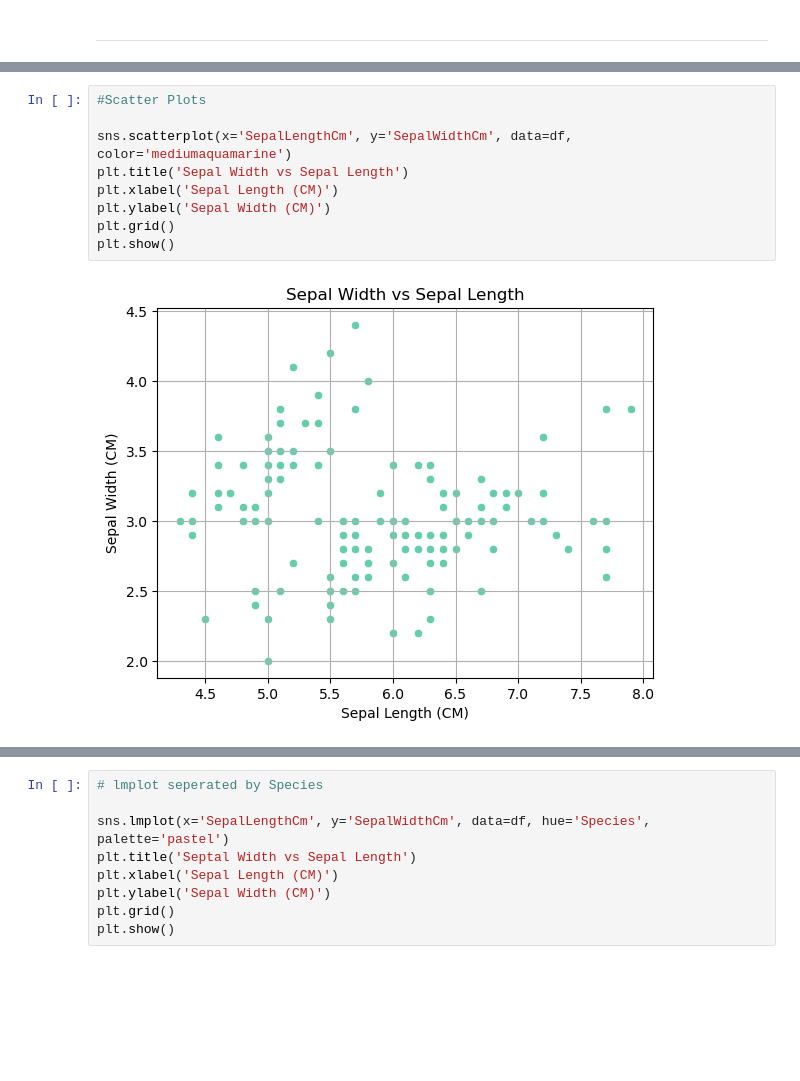
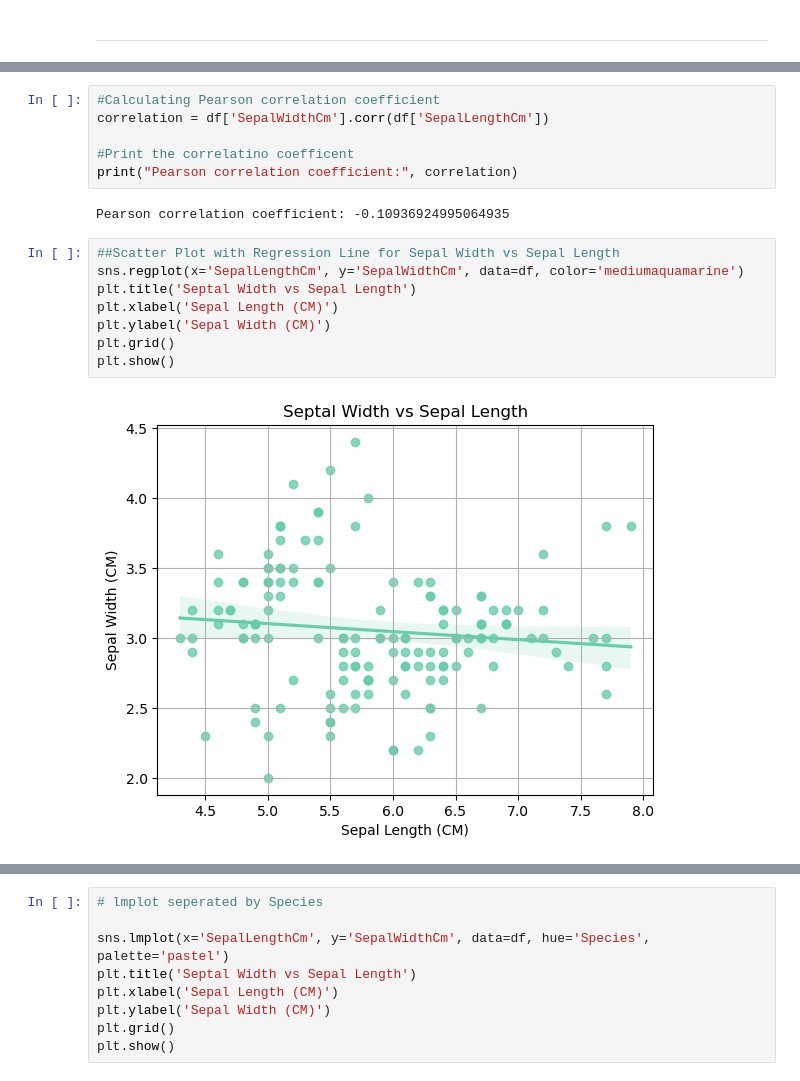
Before and after one commit to briannemcgrath/pands-project, a Jupyter notebook: analysis.ipynb, the cells around one changed output, grey strips where cells are left out. Saved outputs shown, nothing was run; the diff lists cells and outputs as text; blank space fills up the shorter version.

Commit message:
Addition of Pearson Correlation Coefficient and text for Sepal Width v Length

```diff
--- a/analysis.ipynb
+++ b/analysis.ipynb
@@ -216,11 +224,18 @@ for column in df.columns[:-1]: #Species Column Excluded
+# %%
+#Calculating Pearson correlation coefficient
+correlation = df['SepalWidthCm'].corr(df['SepalLengthCm'])
+
+#Print the correlatino coefficent
+print("Pearson correlation coefficient:", correlation)
+# %% [output]
+Pearson correlation coefficient: -0.10936924995064935
 # %%
-#Scatter Plots
-
-sns.scatterplot(x='SepalLengthCm', y='SepalWidthCm', data=df, color='mediumaquamarine')
-plt.title('Sepal Width vs Sepal Length')
+##Scatter Plot with Regression Line for Sepal Width vs Sepal Length
+sns.regplot(x='SepalLengthCm', y='SepalWidthCm', data=df, color='mediumaquamarine')
+plt.title('Septal Width vs Sepal Length')
 plt.xlabel('Sepal Length (CM)')
 plt.ylabel('Sepal Width (CM)')
 plt.grid()
 plt.show()
 # %% [output]
-[figure, old version]
+[figure, new version]
```
Also changed, not shown: parts of 7 cells of this notebook.
